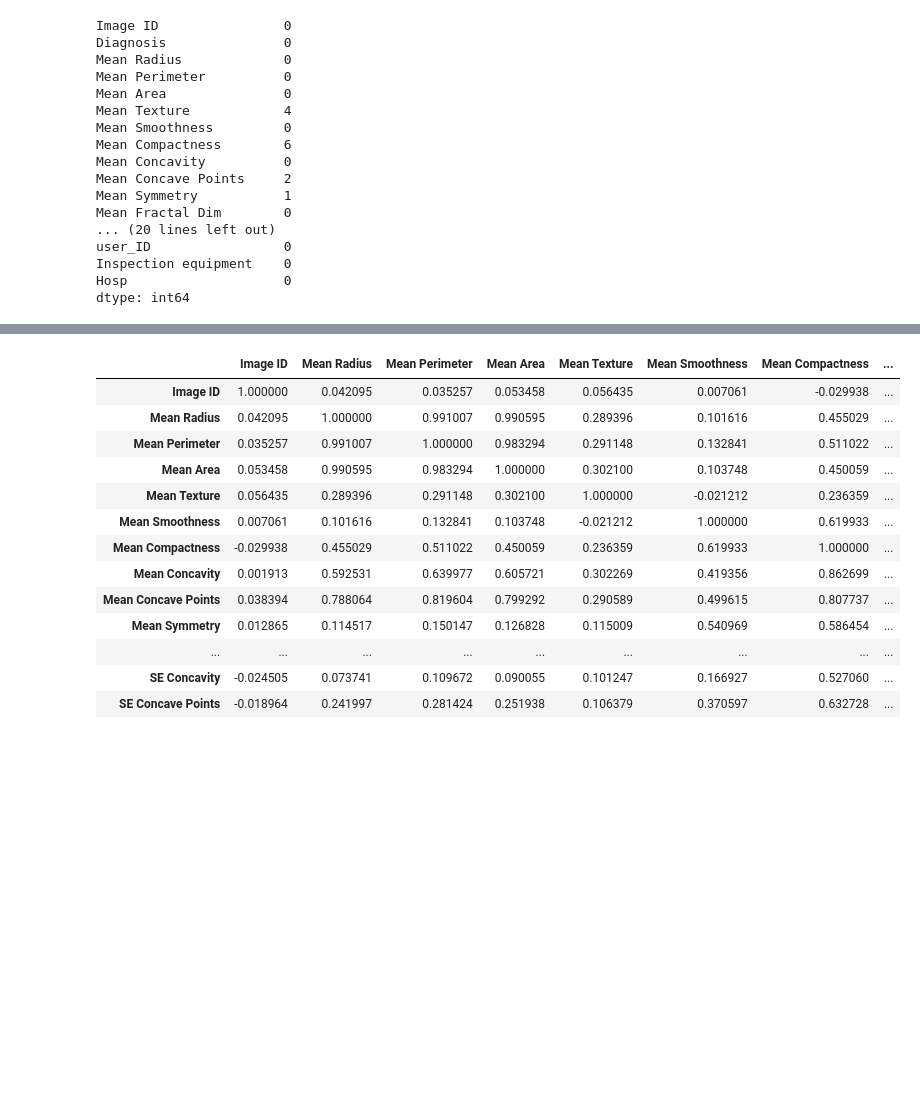
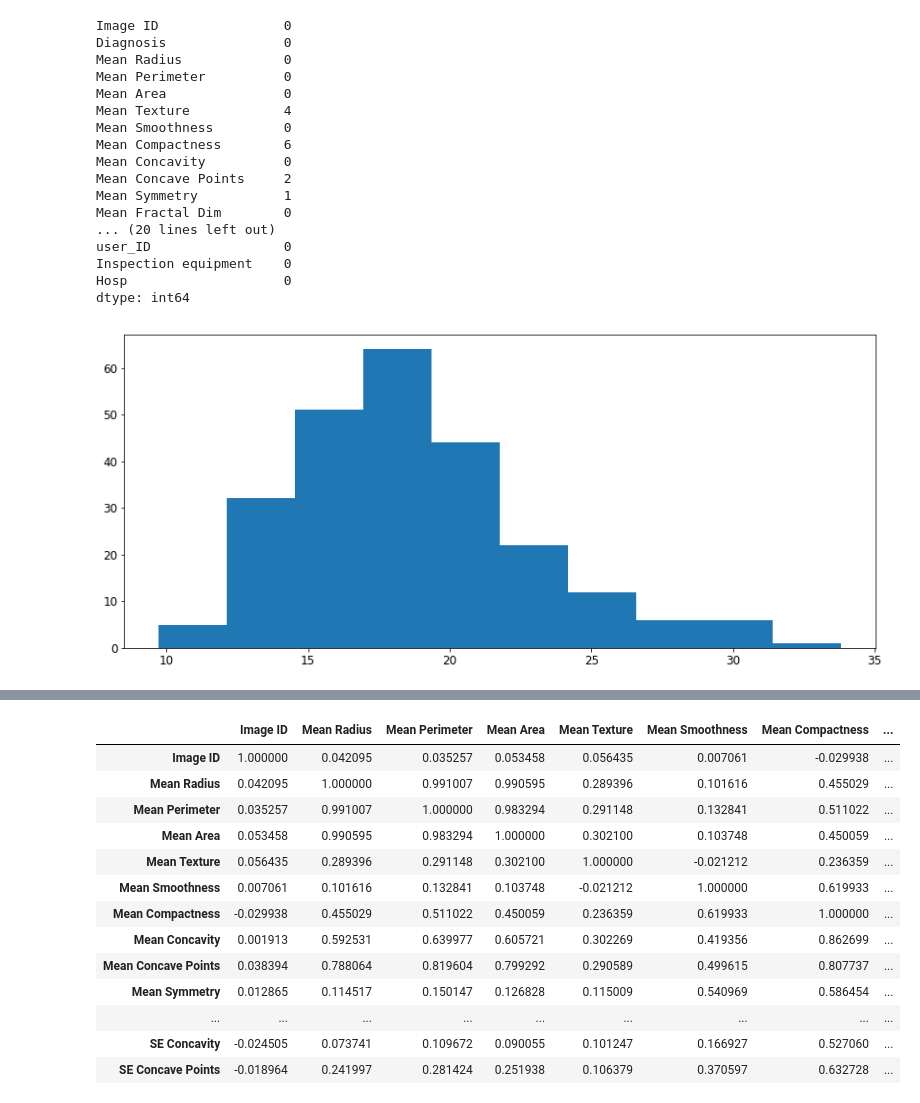
Before and after one commit to juseonjeong/pythonStudy_seon, a Jupyter notebook: py_study/Healthcare.ipynb, the cells around one changed output, grey strips where cells are left out. Saved outputs shown, nothing was run; the diff lists cells and outputs as text; code cells hidden in the pictures; blank space fills up the shorter version.

```diff
--- a/py_study/Healthcare.ipynb
+++ b/py_study/Healthcare.ipynb
@@ -163,0 +172,5 @@ dtype: int64
+# %%
+plt.hist(cell_image['Mean Texture'])
+plt.show()
+# %% [output]
+[figure, added]
```
Also changed, not shown: parts of 24 cells of this notebook.
